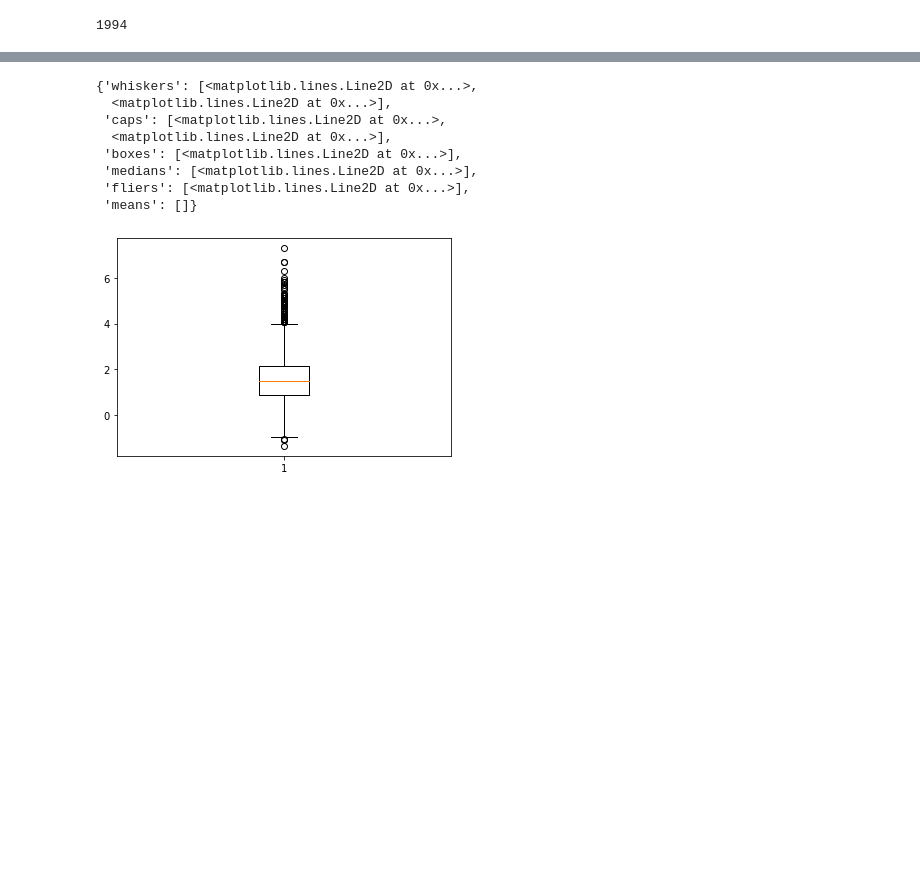
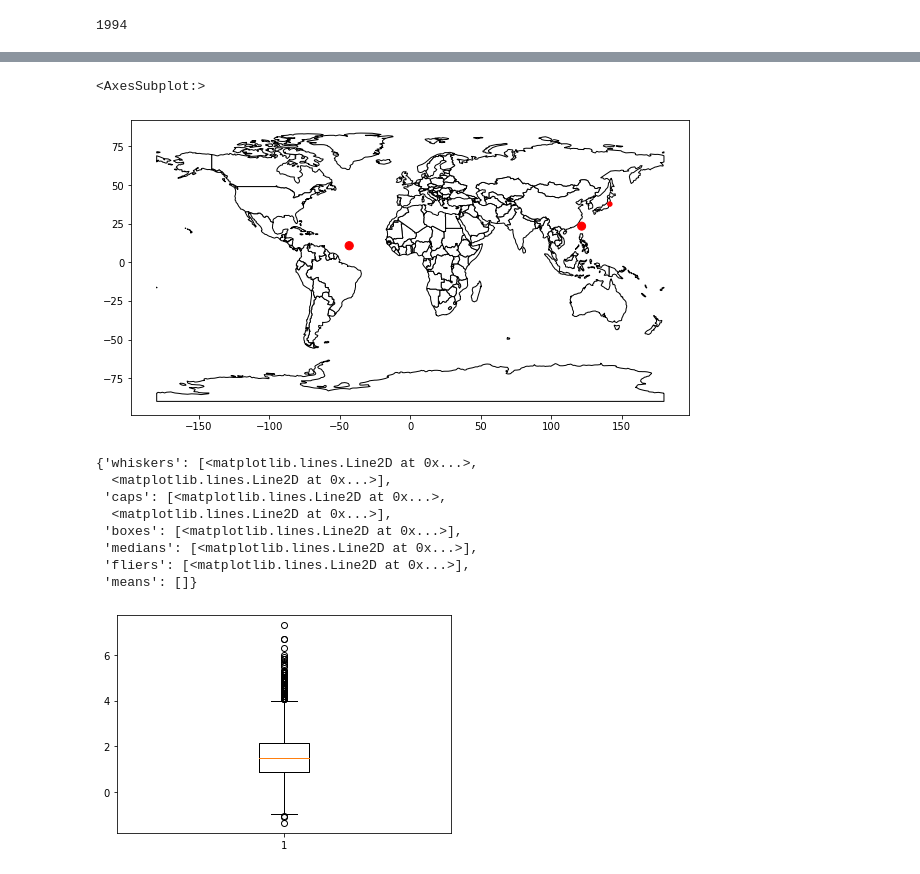
Before and after one commit to janisfroelich/daw, a Jupyter notebook: Erdbeben/Daten_aufbereiten.ipynb, the cells around one changed output, grey strips where cells are left out. Saved outputs shown, nothing was run; the diff lists cells and outputs as text; code cells hidden in the pictures; blank space fills up the shorter version.

```diff
--- a/Erdbeben/Daten_aufbereiten.ipynb
+++ b/Erdbeben/Daten_aufbereiten.ipynb
@@ -178,0 +191,3 @@ koordinaten_check.is_valid.sum()
+# %%
+df_tsunami = df_erdbeben_factor[df_erdbeben_factor["tsunami"] == 1]
+print(df_tsunami)
@@ -179,3 +216,11 @@ koordinaten_check.is_valid.sum()
+# %%
+world = gpd.read_file(gpd.datasets.get_path('naturalearth_lowres'))
+axis = world.plot(figsize=(10,10), color='white', edgecolor='black')
+
+df_tsunami.plot(ax=axis, color="red", markersize=(df_erdbeben_factor["mag"]*30))
+# %% [output]
+<AxesSubplot:>
+[figure, added]
 # %%
 plt.boxplot(x=df_erdbeben_factor["mag"])
 # %% [output]
```
Also changed, not shown: parts of 7 cells of this notebook, 1 other file.
